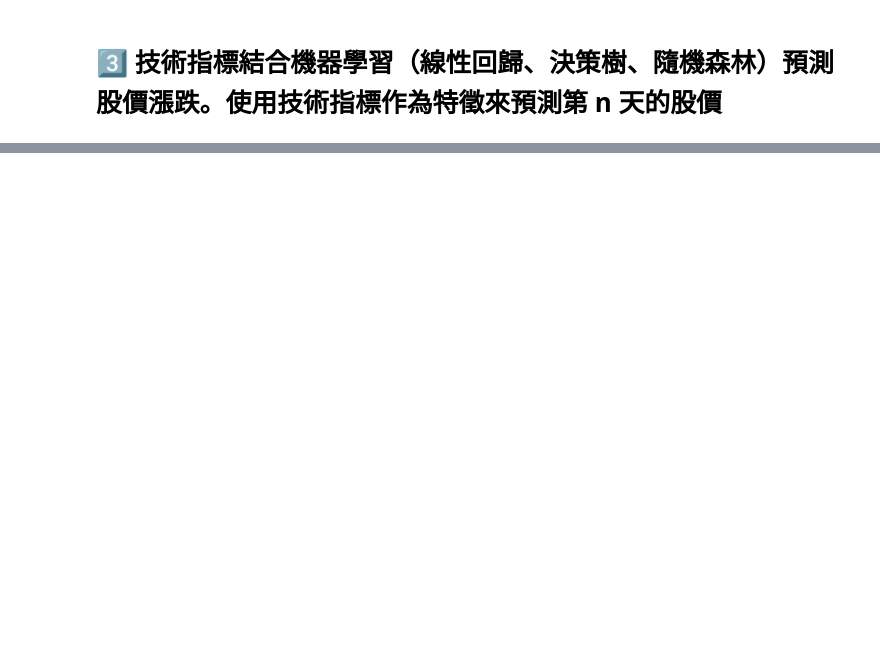
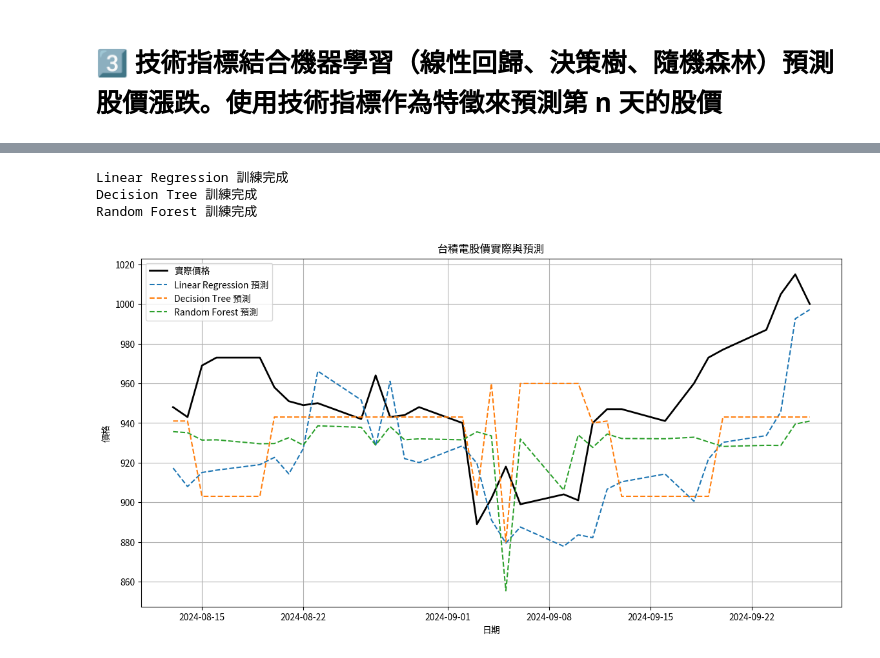
Before and after one commit to tsengcc2023/Financial-Big-Data-Analysis, a Jupyter notebook: week3.ipynb, the cells around one changed output, grey strips where cells are left out. Drawn from its saved outputs; the diff is of its cells as text; code cells hidden in the pictures; blank space fills up the shorter version.

```diff
--- a/week3.ipynb
+++ b/week3.ipynb
@@ -280,0 +154,67 @@ Random Forest Accuracy: 0.5257142857142857
+# %%
+# 引入所需的機器學習函式庫
+from sklearn.model_selection import train_test_split
+from sklearn.linear_model import LinearRegression
+from sklearn.tree import DecisionTreeRegressor
+from sklearn.ensemble import RandomForestRegressor
+from sklearn.metrics import mean_squared_error
+
+# 預測未來1天價格的函數
+def prepare_data_for_prediction(df):
+    df['Future_Price'] = df['Close'].shift(-1)  # 預測未來1天的價格
+    df.dropna(inplace=True)  # 去除缺失值
+    X = df[['20_SMA', 'RSI', 'MACD']]  # 特徵
+    y = df['Future_Price']  # 標籤
+    return train_test_split(X, y, test_size=0.2, shuffle=False)
+
+# 拆分資料集
+X_train, X_test, y_train, y_test = prepare_data_for_prediction(stock_data)
+
+# 訓練模型的函數
+def train_models(X_train, y_train):
+    models = {
+        'Linear Regression': LinearRegression(),
+        'Decision Tree': DecisionTreeRegressor(),
+        'Random Forest': RandomForestRegressor()
+    }
+
+    for name, model in models.items():
+        model.fit(X_train, y_train)
+        print(f"{name} 訓練完成")
+    return models
+
+# 訓練模型
+models = train_models(X_train, y_train)
+
+# 預測的函數
+def predict_prices(models, X_test):
+    predictions = {}
+    for name, model in models.items():
+        predictions[name] = model.predict(X_test)
+    return predictions
+
+# 預測
+predictions = predict_prices(models, X_test)
+
+# 可視化預測的函數
+def visualize_predictions(df, y_test, predictions):
+    plt.figure(figsize=(14, 7))
+    plt.plot(df['Date'][-len(y_test):], y_test, label='實際價格', color='black', linewidth=2)
+
+    for name, pred in predictions.items():
+        plt.plot(df['Date'][-len(y_test):], pred, label=f'{name} 預測', linestyle='--')
+
+    plt.xlabel('日期')
+    plt.ylabel('價格')
+    plt.title('台積電股價實際與預測')
+    plt.legend()
+    plt.grid(True)
+    plt.show()
+
+# 可視化預測
+visualize_predictions(stock_data, y_test, predictions)
+# %% [output]
+Linear Regression 訓練完成
+Decision Tree 訓練完成
+Random Forest 訓練完成
+[figure, added]
```
Also changed, not shown: parts of 15 cells of this notebook.
